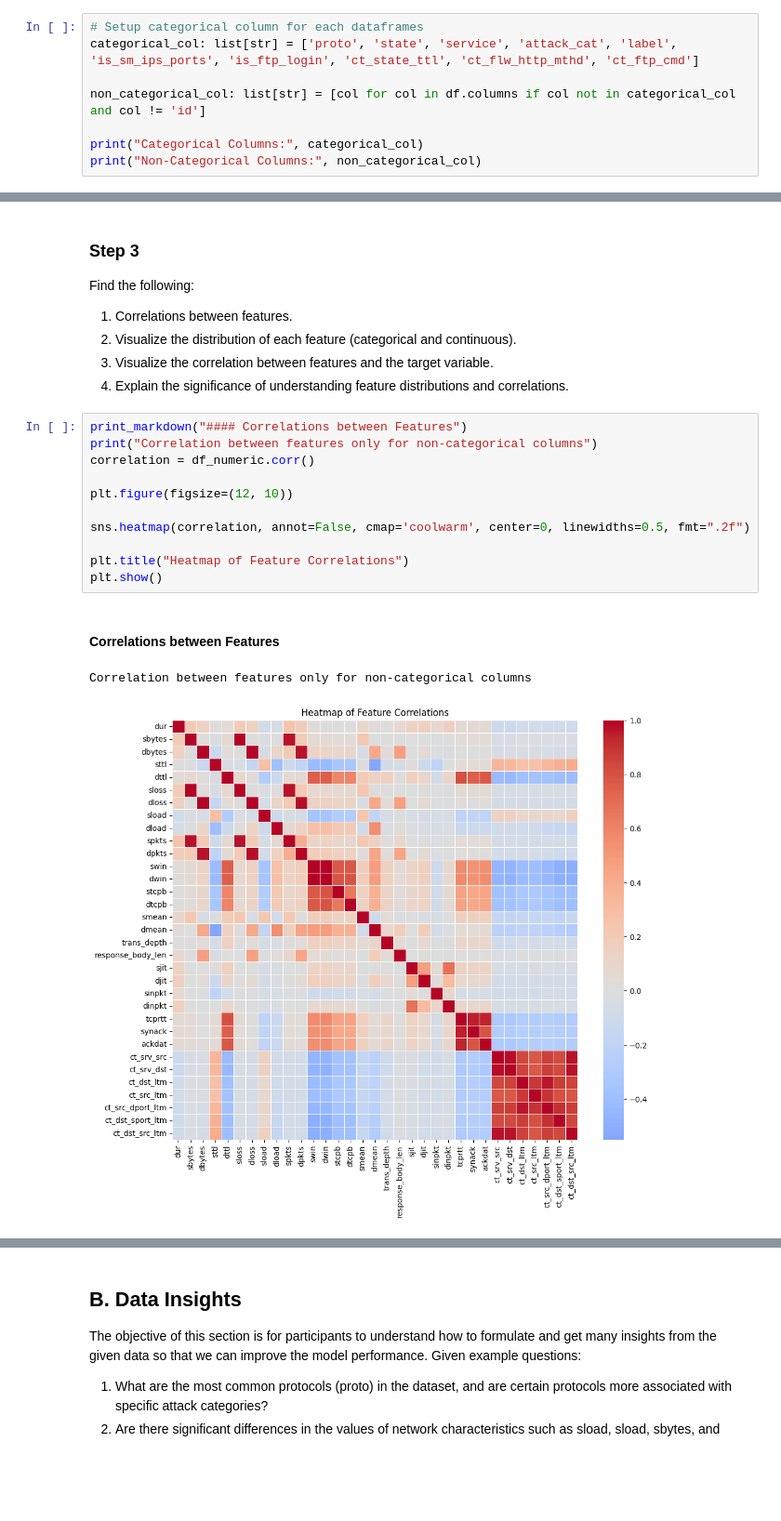
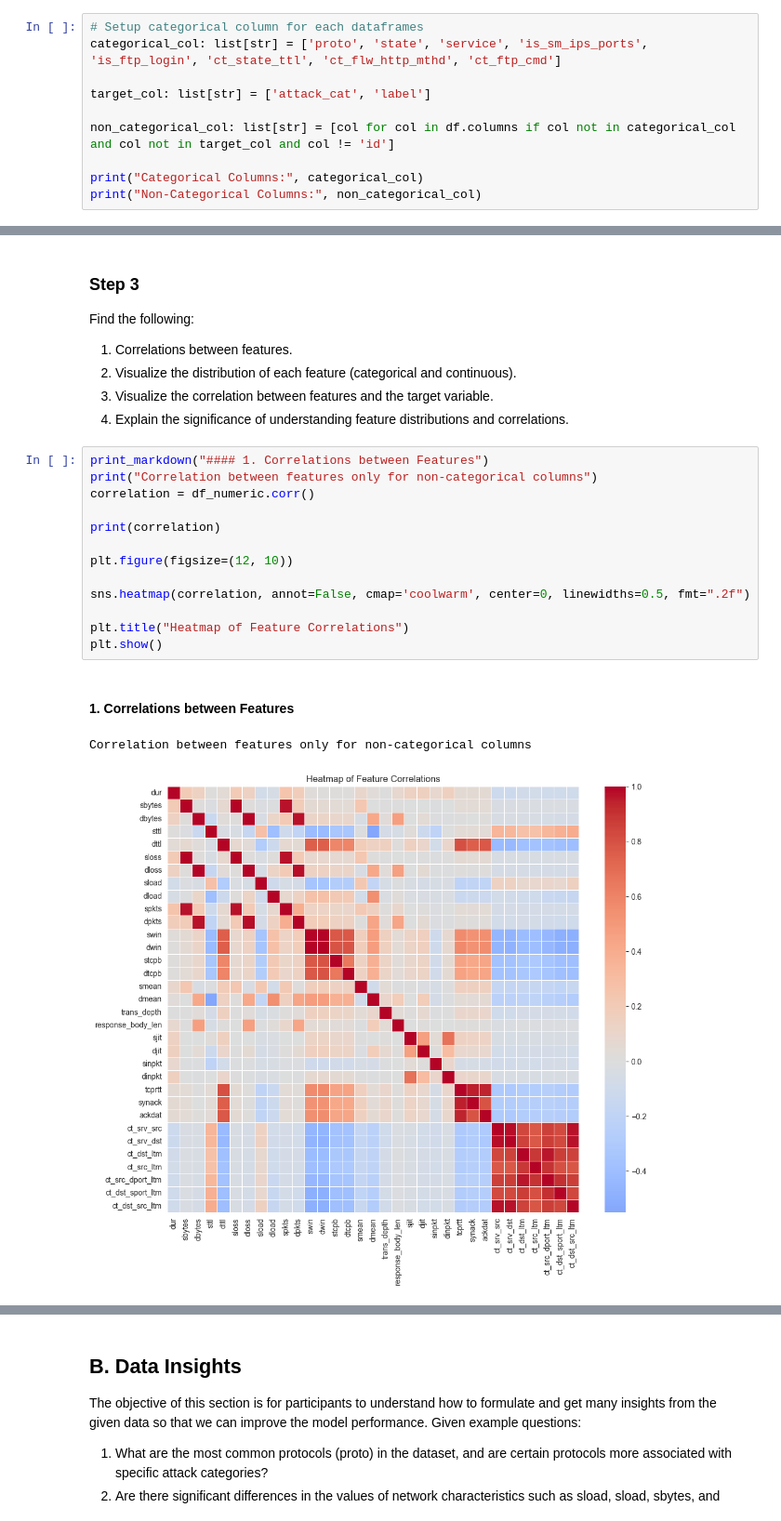
Before and after one commit to NoHaitch/Intro-to-Machine-Learning, a Jupyter notebook: Tucil2_13522071_13522091.ipynb, the cells around one changed output, grey strips where cells are left out. Shown at 93% size. Cells and saved outputs as stored; diff of their text form; blank space fills up the shorter version.

Commit message:
fix: split categorical and target

```diff
--- a/Tucil2_13522071_13522091.ipynb
+++ b/Tucil2_13522071_13522091.ipynb
@@ -131,8 +133,10 @@ Categorical column consist of columns that have categorical values. The binary v
 # %%
 # Setup categorical column for each dataframes
-categorical_col: list[str] = ['proto', 'state', 'service', 'attack_cat', 'label', 'is_sm_ips_ports', 'is_ftp_login', 'ct_state_ttl', 'ct_flw_http_mthd', 'ct_ftp_cmd']
+categorical_col: list[str] = ['proto', 'state', 'service', 'is_sm_ips_ports', 'is_ftp_login', 'ct_state_ttl', 'ct_flw_http_mthd', 'ct_ftp_cmd']
 
-non_categorical_col: list[str] = [col for col in df.columns if col not in categorical_col and col != 'id']
+target_col: list[str] = ['attack_cat', 'label']
+
+non_categorical_col: list[str] = [col for col in df.columns if col not in categorical_col and col not in target_col and col != 'id']
 
 print("Categorical Columns:", categorical_col)
 print("Non-Categorical Columns:", non_categorical_col)
@@ -257,17 +272,19 @@ Find the following:
 3. Visualize the correlation between features and the target variable.
 4. Explain the significance of understanding feature distributions and correlations.
 # %%
-print_markdown("#### Correlations between Features")
+print_markdown("#### 1. Correlations between Features")
 print("Correlation between features only for non-categorical columns")
 correlation = df_numeric.corr()
+
+print(correlation)
 
 plt.figure(figsize=(12, 10))
 
 sns.heatmap(correlation, annot=False, cmap='coolwarm', center=0, linewidths=0.5, fmt=".2f")
 
 plt.title("Heatmap of Feature Correlations")
 plt.show()
 # %% [output]
-#### Correlations between Features
+#### 1. Correlations between Features
 Correlation between features only for non-categorical columns
-[figure, old version]
+[figure, new version]
```
Also changed, not shown: parts of 21 cells of this notebook.
